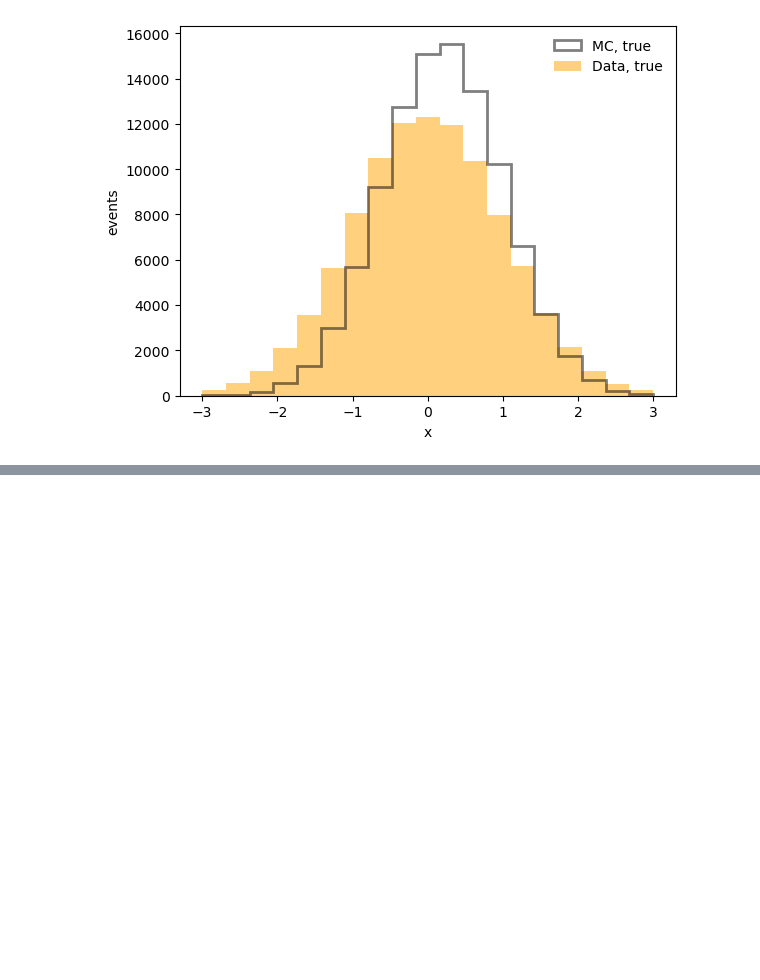
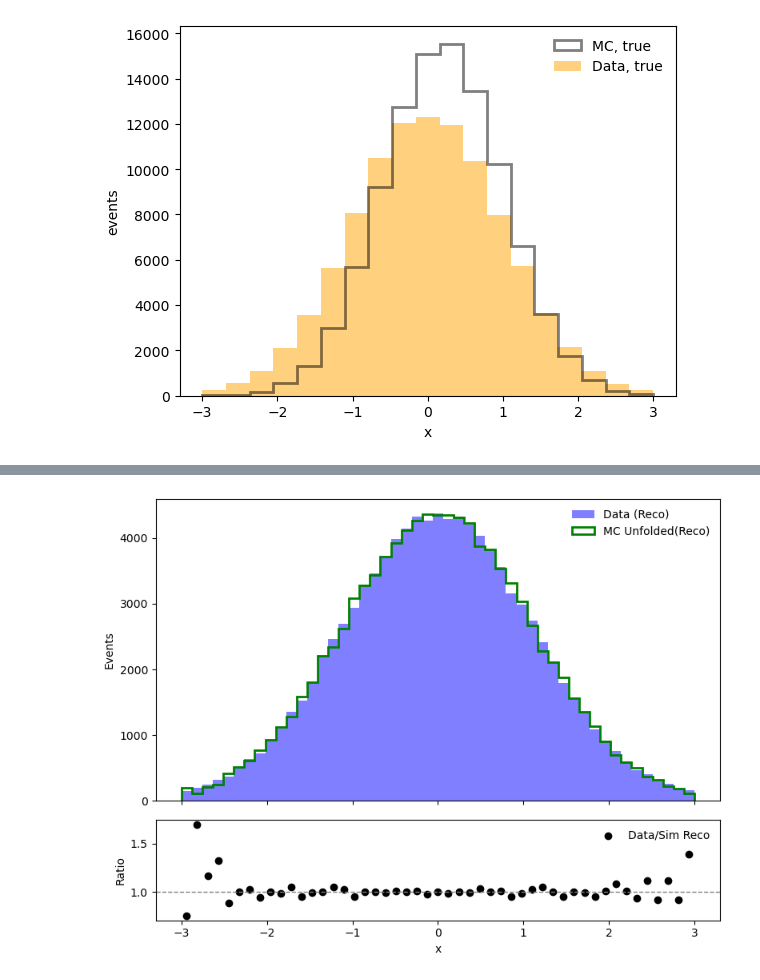
Before and after one commit to yashmehra028/OmniFold, a Jupyter notebook: GaussianExample_minimal.ipynb, the cells around one changed output, grey strips where cells are left out. Drawn from its saved outputs; the diff is of its cells as text; code cells hidden in the pictures; blank space fills up the shorter version.

```diff
--- a/GaussianExample_minimal.ipynb
+++ b/GaussianExample_minimal.ipynb
@@ -144,0 +165,40 @@ plt.show()
+# %%
+# Define bins
+bins = np.linspace(-3, 3, 50)
+
+# Create histograms for data reco (weights = 1 for data) and simulation reco (weights from myweights)
+data_reco_counts, _ = np.histogram(theta_unknown_S, bins=bins, weights=np.ones_like(theta_unknown_S))  # No weights for data reco
+sim_reco_counts, _ = np.histogram(theta0_S, bins=bins, weights=myweights[-1, 0, :])  # Use simulation reco weights
+
+# Calculate the bin centers for plotting
+bin_centers = 0.5 * (bin_edges[:-1] + bin_edges[1:])
+
+# Calculate the ratio (avoid division by zero) for data reco / simulation reco
+ratio_reco = np.divide(
+    data_reco_counts, sim_reco_counts,
+    out=np.zeros_like(data_reco_counts, dtype=float),
+    where=(sim_reco_counts != 0)
+)
+
+# Create the figure and subplots
+fig, (ax_main, ax_ratio) = plt.subplots(2, 1, figsize=(8, 6), gridspec_kw={"height_ratios": [3, 1]}, sharex=True)
+
+# Main plot: Data reco vs Sim reco
+ax_main.hist(bin_centers, bins=bins, weights=data_reco_counts, color='blue', alpha=0.5, label="Data (Reco)")
+ax_main.hist(bin_centers, bins=bins, weights=sim_reco_counts, histtype="step", color='green', label="MC Unfolded(Reco)", lw=2)
+
+ax_main.set_ylabel("Events")
+ax_main.legend(frameon=False)
+
+# Ratio plot: Data reco vs Sim reco ratio
+ax_ratio.scatter(bin_centers, ratio_reco, color='black', label="Data/Sim Reco")
+ax_ratio.axhline(1, color='gray', linestyle='--', lw=1)  # Reference line at ratio = 1
+ax_ratio.set_xlabel("x")
+ax_ratio.set_ylabel("Ratio")
+ax_ratio.legend(frameon=False)
+
+# Adjust layout and show plot
+plt.tight_layout()
+plt.show()
+# %% [output]
+[figure, added]
```
Also changed, not shown: parts of 6 cells of this notebook, 1 other file.
